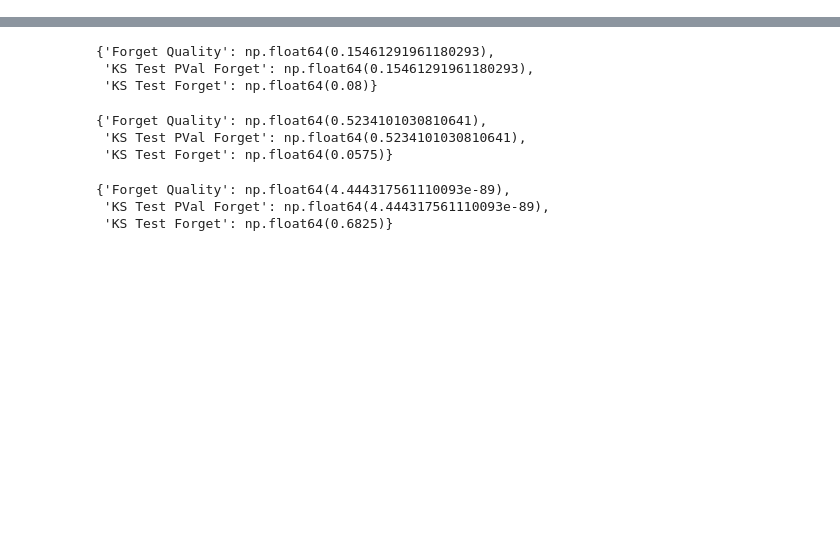
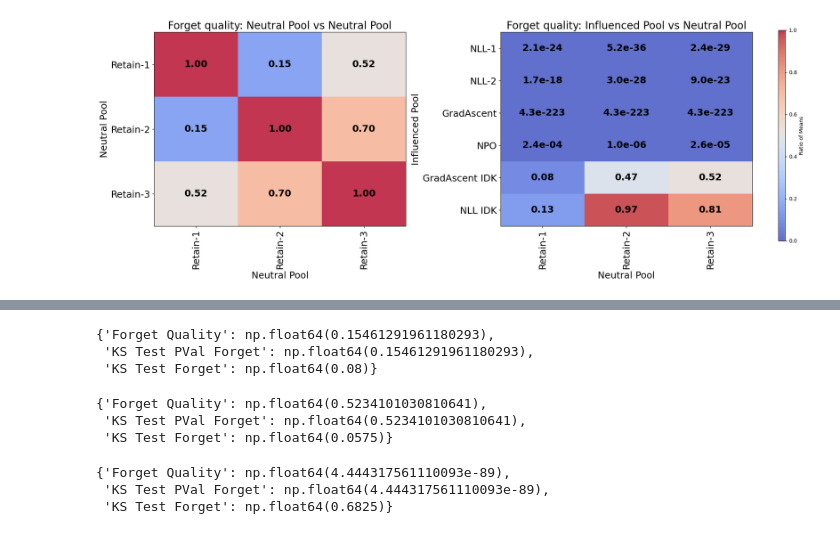
Before and after one commit to Dornavineeth/UnlearningFactory, a Jupyter notebook: notebooks/Analysis.ipynb, the cells around one changed output, grey strips where cells are left out. Cells and saved outputs as stored; diff of their text form; code cells hidden in the pictures; blank space fills up the shorter version.

```diff
--- a/notebooks/Analysis.ipynb
+++ b/notebooks/Analysis.ipynb
@@ -242 +402,22 @@ visualize_decision_and_score_with_numbers(agnostic_dct, familiar_dct)
+# %%
+class ForgetQuality(DecisionMetricTemplate):
+    def __init__(self, metric_name, threshold=None):
+        self.metric_name = metric_name
+        self.threshold = threshold
+
+    def decide(self, stats, agnostic_stats)->bool:
+        stats = stats[self.metric_name]
+        agnostic_stats = agnostic_stats[self.metric_name]
+        stats_truth_ratio = [x['truth_ratio'] for idx, x in stats["value_by_index"].items()]
+        agnostic_truth_ratio =  [x['truth_ratio'] for idx, x in agnostic_stats["value_by_index"].items()]
+        test_res = ks_2samp(stats_truth_ratio, agnostic_truth_ratio)
+        # {'Forget Quality': test_res.pvalue, 'KS Test PVal Forget': test_res.pvalue, 'KS Test Forget': test_res.statistic}
+        score = test_res.pvalue
+        decision = score<self.threshold
+        return decision, score
+
+agnostic_dct, familiar_dct = EVALUATOR.evaluate(ForgetQuality(metric_name="forget_truth_ratio", threshold=0.05))
+visualize_decision_and_score_with_numbers(agnostic_dct, familiar_dct, "Forget Quality")
+# %% [output]
+[figure, added]
 # %%
```
Also changed, not shown: parts of 14 cells of this notebook, 9 other files.
